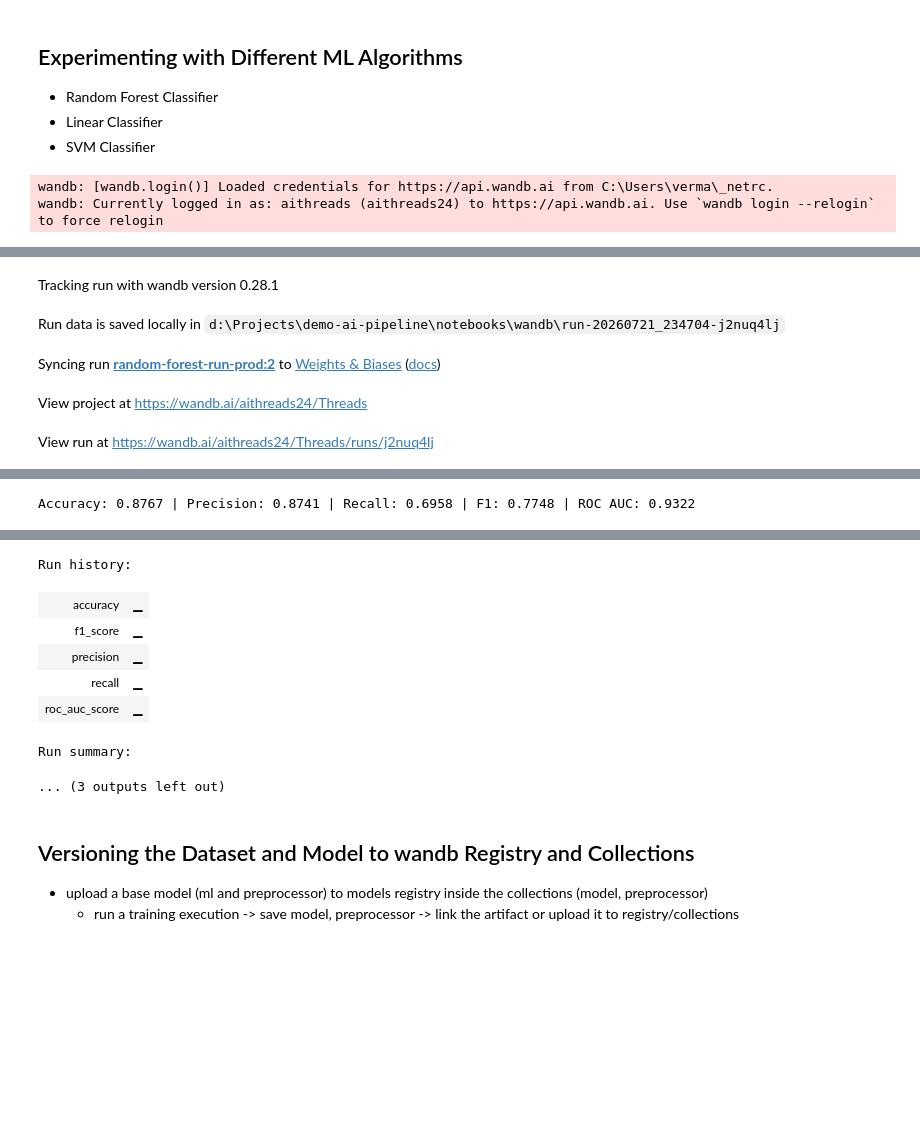
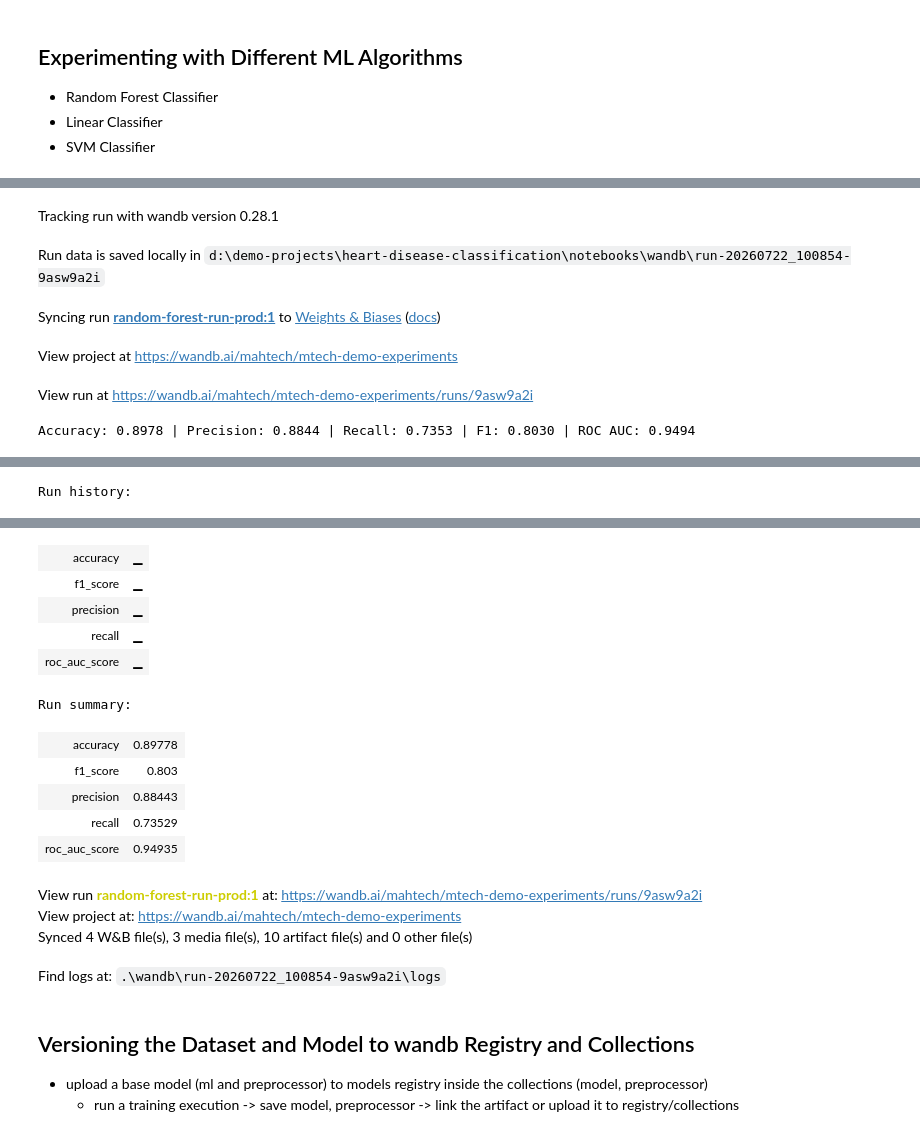
Before and after one commit to vermaashish20/demo-ai-pipeline, a Jupyter notebook: notebooks/training.ipynb, the cells around one changed output, grey strips where cells are left out. Saved outputs shown, nothing was run; the diff lists cells and outputs as text; code cells hidden in the pictures; blank space fills up the shorter version.

Commit message:
WIP: configured for mtech wandb in traning

```diff
--- a/notebooks/training.ipynb
+++ b/notebooks/training.ipynb
@@ -211,19 +220,19 @@ import numpy as np
 
 from sklearn.ensemble import RandomForestClassifier
 
-V=2
+V=1
 RUN_NAME = f'random-forest-run-prod:{V}'
 
 # 1. Initialize W&B Run
 run_rf = wandb.init(
-    entity="aithreads24",
-    project="Threads",
+    entity='mahtech',
+    project='mtech-demo-experiments',
     name=RUN_NAME,
     config={
         "algorithm": "RandomForest",
-        "n_estimators": 150,
-        "max_depth": 14,
-        "random_state": 52,
+        "n_estimators": 100,
+        "max_depth": 10,
+        "random_state": 42,
     },
 )
 
@@ -324,11 +333,10 @@ run_rf.link_artifact(
 # 4. Finish the run
 run_rf.finish()
 # %% [output]
-wandb: [wandb.login()] Loaded credentials for https://api.wandb.ai from C:\Users\verma\_netrc.
-wandb: Currently logged in as: aithreads (aithreads24) to https://api.wandb.ai. Use `wandb login --relogin` to force relogin
 [interactive output not drawn]
 Tracking run with wandb version 0.28.1
-Run data is saved locally in d:\Projects\demo-ai-pipeline\notebooks\wandb\run-20260721_234704-j2nuq4lj
+Run data is saved locally in d:\demo-projects\heart-disease-classification\notebooks\wandb\run-20260722_100854-9asw9a2i
-Syncing run random-forest-run-prod:2 to Weights & Biases (docs)
+Syncing run random-forest-run-prod:1 to Weights & Biases (docs)
-View project at https://wandb.ai/aithreads24/Threads
+View project at https://wandb.ai/mahtech/mtech-demo-experiments
-View run at https://wandb.ai/aithreads24/Threads/runs/j2nuq4lj
+View run at https://wandb.ai/mahtech/mtech-demo-experiments/runs/9asw9a2i
+Accuracy: 0.8978 | Precision: 0.8844 | Recall: 0.7353 | F1: 0.8030 | ROC AUC: 0.9494
@@ -335 +344 @@ View run at https://wandb.ai/aithreads24/Threads/runs/j2nuq4lj
-Accuracy: 0.8767 | Precision: 0.8741 | Recall: 0.6958 | F1: 0.7748 | ROC AUC: 0.9322
+Run history:
@@ -337,11 +345,18 @@ Accuracy: 0.8767 | Precision: 0.8741 | Recall: 0.6958 | F1: 0.7748 | ROC AUC: 0.
+| accuracy | ▁ |
+| f1_score | ▁ |
+| precision | ▁ |
+| recall | ▁ |
+| roc_auc_score | ▁ |
-Run history:
+Run summary:
-| accuracy | ▁ |
-| f1_score | ▁ |
-| precision | ▁ |
-| recall | ▁ |
-| roc_auc_score | ▁ |
-Run summary:
-... (3 outputs left out)
+| accuracy | 0.89778 |
+| f1_score | 0.803 |
+| precision | 0.88443 |
+| recall | 0.73529 |
+| roc_auc_score | 0.94935 |
+View run random-forest-run-prod:1 at: https://wandb.ai/mahtech/mtech-demo-experiments/runs/9asw9a2i
+View project at: https://wandb.ai/mahtech/mtech-demo-experiments
+Synced 4 W&B file(s), 3 media file(s), 10 artifact file(s) and 0 other file(s)
+Find logs at: .\wandb\run-20260722_100854-9asw9a2i\logs
 # %%
 
 # from sklearn.ensemble import RandomForestClassifier
```
Also changed, not shown: parts of 7 cells of this notebook, 2 other files.
